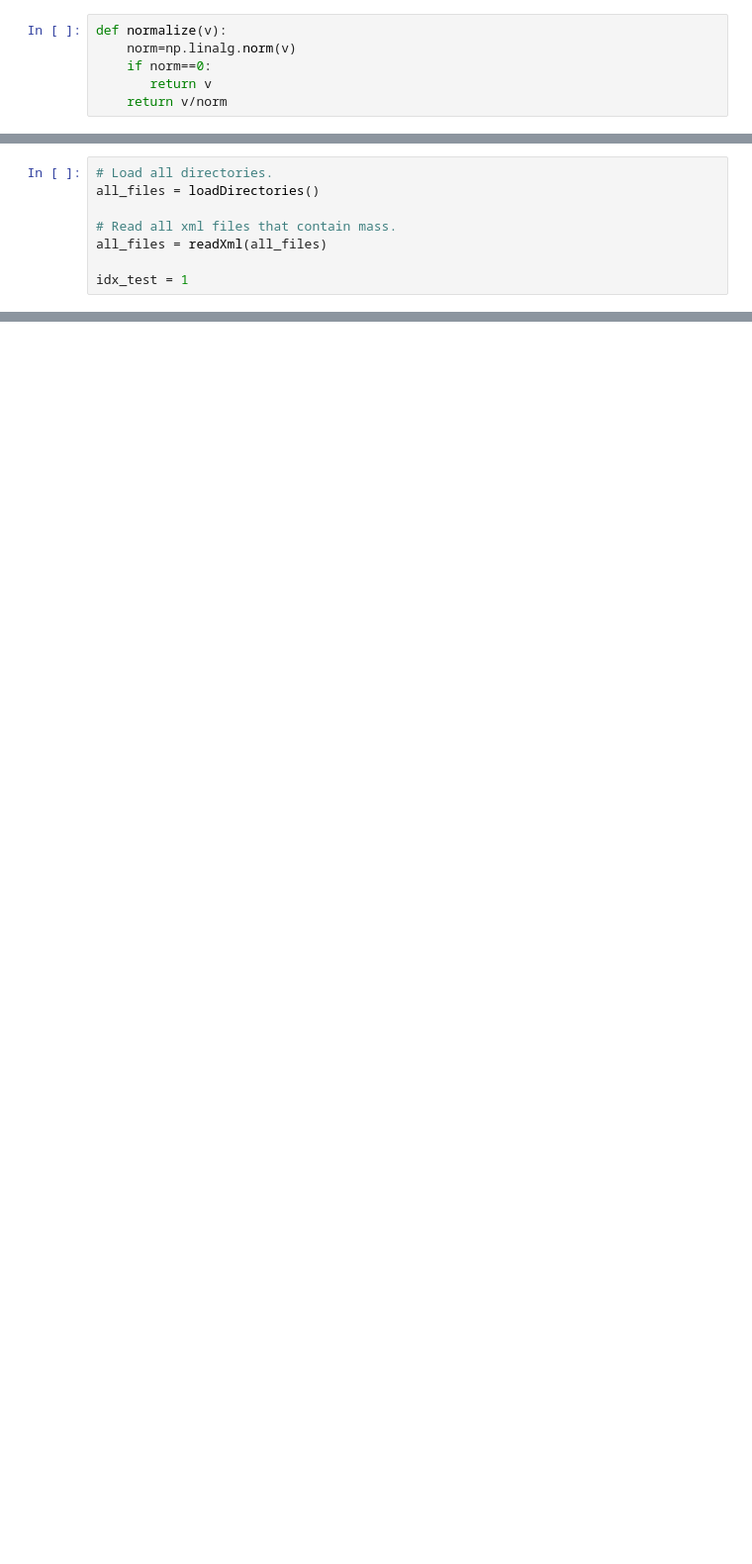
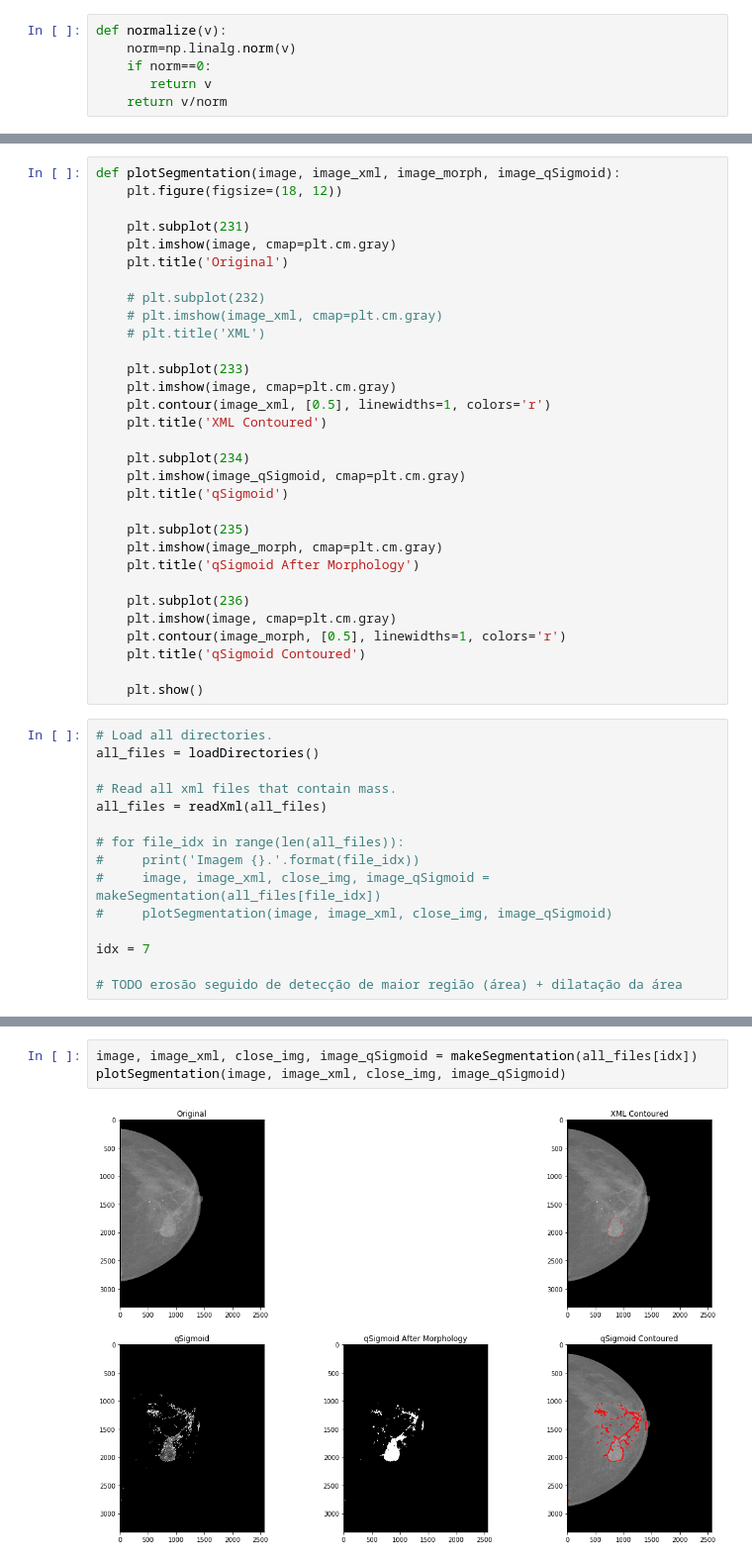
Before and after one commit to yan-duarte/qExperiments, a Jupyter notebook: qSigmoid_experiments.ipynb, the cells around one changed output, grey strips where cells are left out. Shown at 99% size. Saved outputs shown, nothing was run; the diff lists cells and outputs as text; blank space fills up the shorter version.

```diff
--- a/qSigmoid_experiments.ipynb
+++ b/qSigmoid_experiments.ipynb
@@ -60,3 +101,34 @@ def normalize(v):
+# %%
+def plotSegmentation(image, image_xml, image_morph, image_qSigmoid):
+    plt.figure(figsize=(18, 12))
+
+    plt.subplot(231)
+    plt.imshow(image, cmap=plt.cm.gray)
+    plt.title('Original')
+
+    # plt.subplot(232)
+    # plt.imshow(image_xml, cmap=plt.cm.gray)
+    # plt.title('XML')
+
+    plt.subplot(233)
+    plt.imshow(image, cmap=plt.cm.gray)
+    plt.contour(image_xml, [0.5], linewidths=1, colors='r')
+    plt.title('XML Contoured')
+
+    plt.subplot(234)
+    plt.imshow(image_qSigmoid, cmap=plt.cm.gray)
+    plt.title('qSigmoid')
+
+    plt.subplot(235)
+    plt.imshow(image_morph, cmap=plt.cm.gray)
+    plt.title('qSigmoid After Morphology')
+
+    plt.subplot(236)
+    plt.imshow(image, cmap=plt.cm.gray)
+    plt.contour(image_morph, [0.5], linewidths=1, colors='r')
+    plt.title('qSigmoid Contoured')
+
+    plt.show()
 # %%
 # Load all directories.
 all_files = loadDirectories()
@@ -64,4 +136,11 @@ all_files = loadDirectories()
 # Read all xml files that contain mass.
 all_files = readXml(all_files)
 
-idx_test = 1
+# for file_idx in range(len(all_files)):
+#     print('Imagem {}.'.format(file_idx))
+#     image, image_xml, close_img, image_qSigmoid = makeSegmentation(all_files[file_idx])
+#     plotSegmentation(image, image_xml, close_img, image_qSigmoid)
+
+idx = 7
+
+# TODO erosão seguido de detecção de maior região (área) + dilatação da área
@@ -136,0 +147,5 @@ plt.show()
+# %%
+image, image_xml, close_img, image_qSigmoid = makeSegmentation(all_files[idx])
+plotSegmentation(image, image_xml, close_img, image_qSigmoid)
+# %% [output]
+[figure, added]
```
Also changed, not shown: parts of 8 cells of this notebook.
